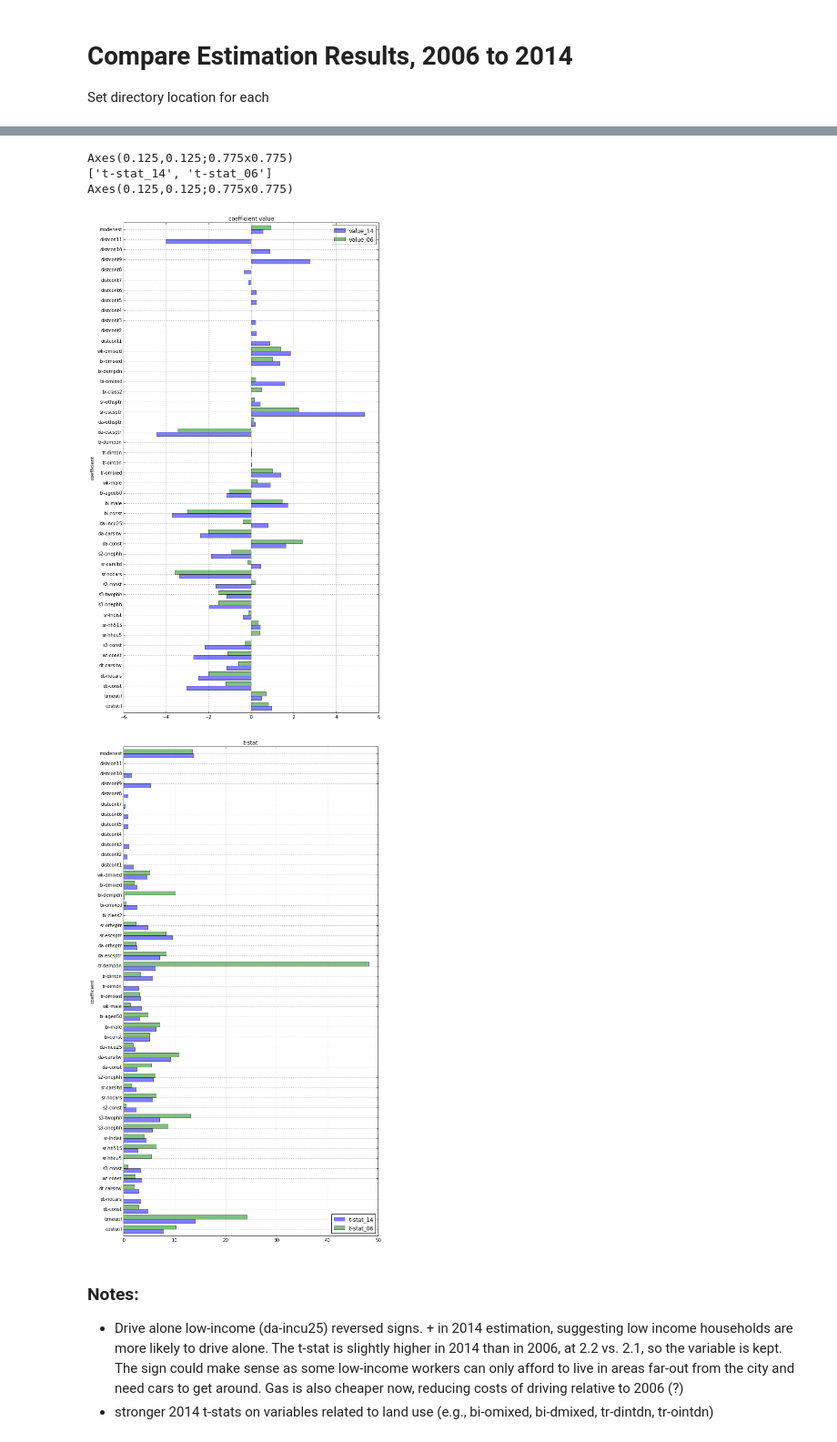
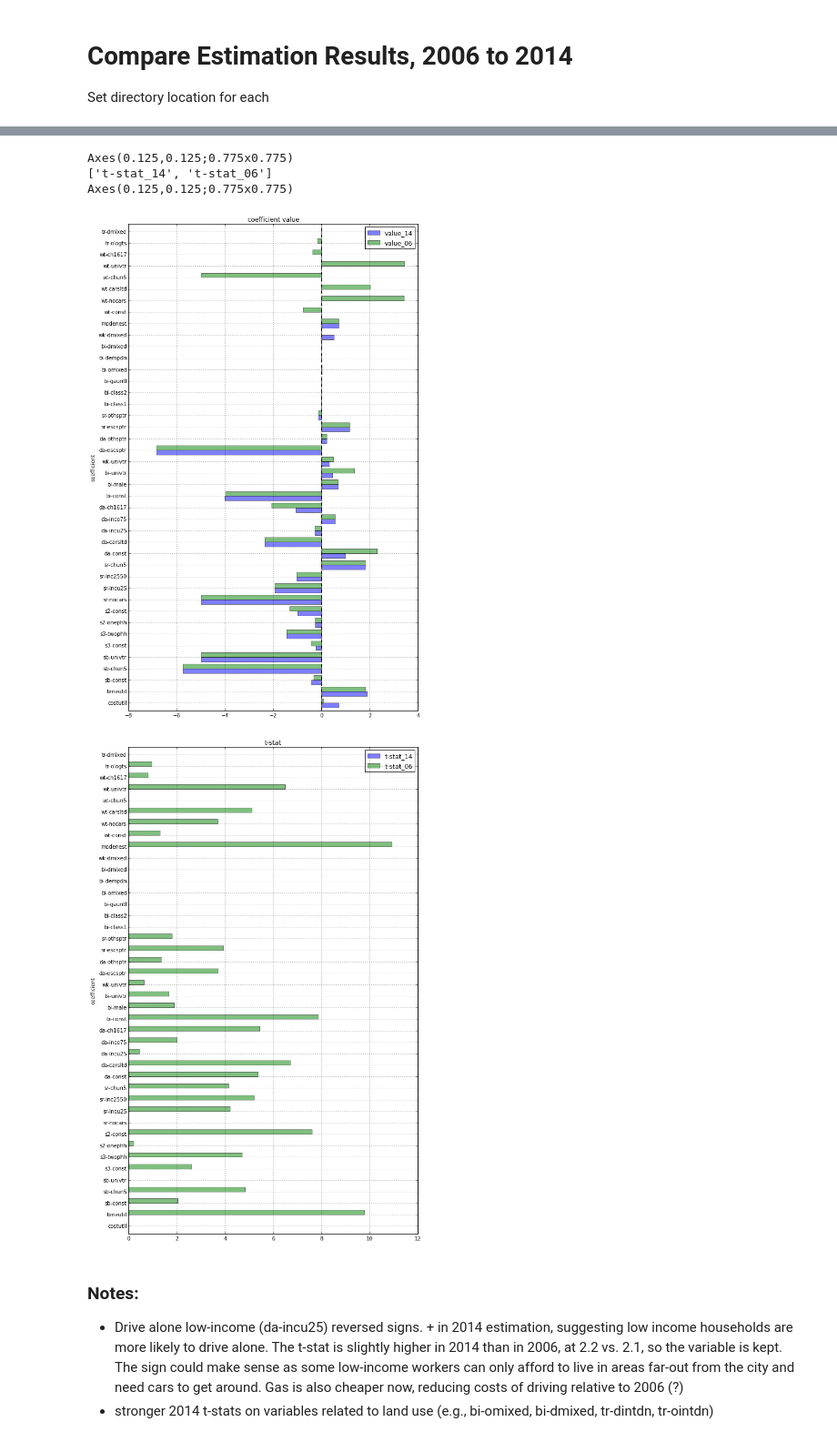
Before and after one commit to psrc/travel-modeling, a Jupyter notebook: estimation/school-tour-mode.ipynb, the cells around one changed output, grey strips where cells are left out. Shown at 91% size. Drawn from its saved outputs; the diff is of its cells as text; code cells hidden in the pictures.

Commit message:
updated 2006 estimation dir

```diff
--- a/estimation/school-tour-mode.ipynb
+++ b/estimation/school-tour-mode.ipynb
@@ -7,7 +7,7 @@ from estimation import *
 # Compare Estimation Results, 2006 to 2014
 Set directory location for each
 # %%
-dir_14 = r'R:\SoundCastDocuments\2014Estimation\New_06_20_16\estimation\results\F12_archive'
-dir_06 = r'R:\SoundCast\releases\soundcast_release_c1\inputs\coefficients'
+dir_14 = r'R:\SoundCastDocuments\2014Estimation\New_06_20_16\estimation\results\SchoolTourModeModel'
+dir_06 = r'R:\SoundCastDocuments\2006Estimation\personbased_estimationfiles\newer_coeff_outputs'
 # dir_14_old = r'R:\SoundCastDocuments\2014Estimation\New_06_20_16\estimation\results_archive\withoutNodeToNodeDistances\WorkTourMode'
 # %% [markdown]
@@ -17,20 +15,20 @@ dir_06 = r'R:\SoundCast\releases\soundcast_release_c1\inputs\coefficients'
 # %%
-fname_14 = 'WorkTourModeModel.F12'
-fname_06 = 'WorkTourModeModel_psrcper1.F12'
+fname_14 = r'SchoolTourModeModel.F12'
+fname_06 = 'SchoolTourModeModel_psrcper1.F12'
 # fname_14_old = 'WorkTourModeModel_psrcper1.F12'
 
 df_14 = load_f12(dir_14, fname_14)
 df_06 = load_f12(dir_06, fname_06)
 # df_14_old = load_f12(dir_14_old, fname_14_old)
 
 # Join old and new results
 df = compare_df(df_14,df_06,suffixes=['_14','_06'])
 # %% [output]
 Axes(0.125,0.125;0.775x0.775)
 ['t-stat_14', 't-stat_06']
 Axes(0.125,0.125;0.775x0.775)
-[figure, old version]
+[figure, new version]
-[figure, old version]
+[figure, new version]
 # %% [markdown]
 ### Notes:
 - Drive alone low-income (da-incu25) reversed signs. + in 2014 estimation, suggesting low income households are more likely to drive alone. The t-stat is slightly higher in 2014 than in 2006, at 2.2 vs. 2.1, so the variable is kept. The sign could make sense as some low-income workers can only afford to live in areas far-out from the city and need cars to get around. Gas is also cheaper now, reducing costs of driving relative to 2006 (?)
```
Also changed, not shown: parts of 5 cells of this notebook, 6 other files.
